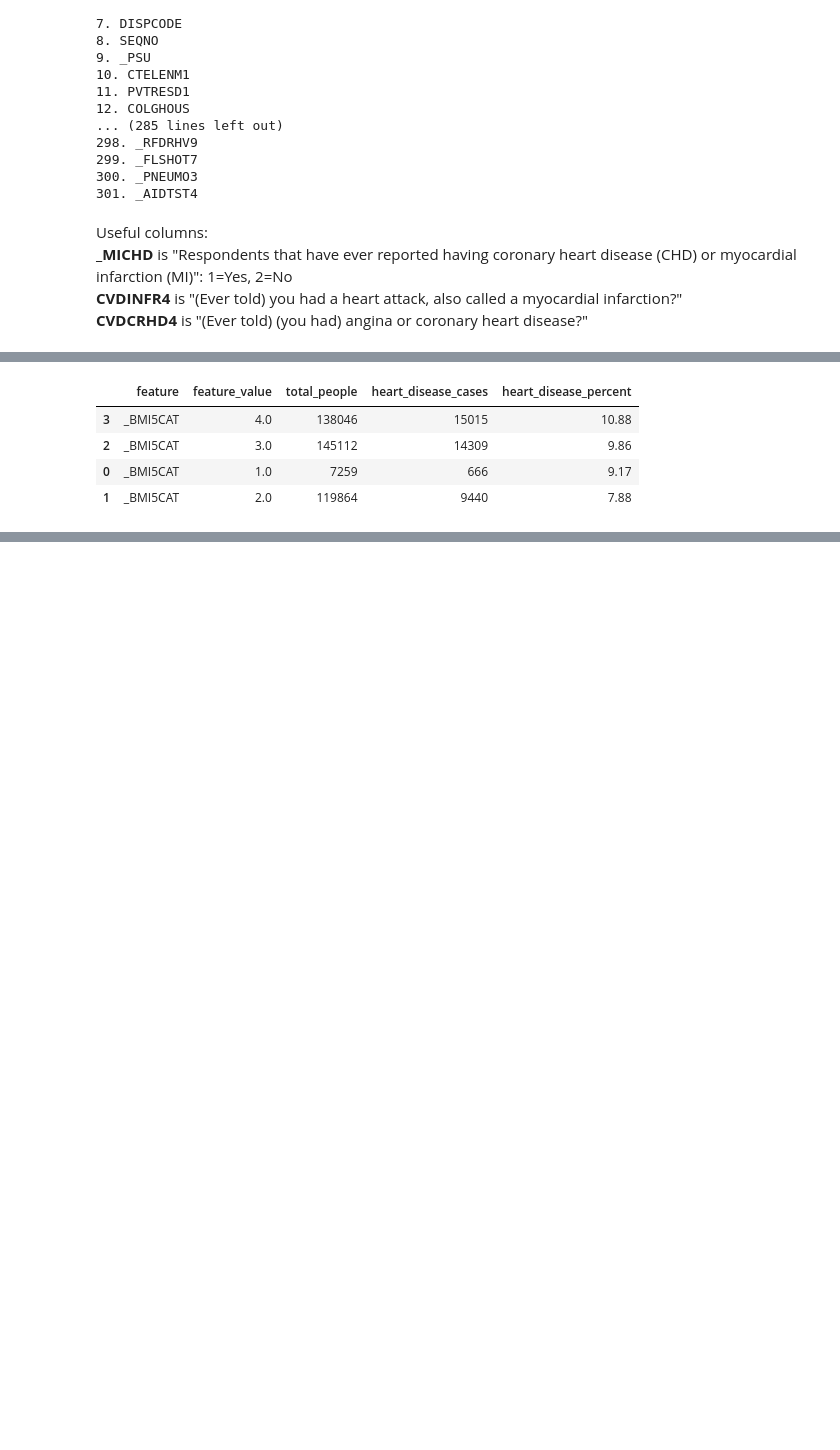
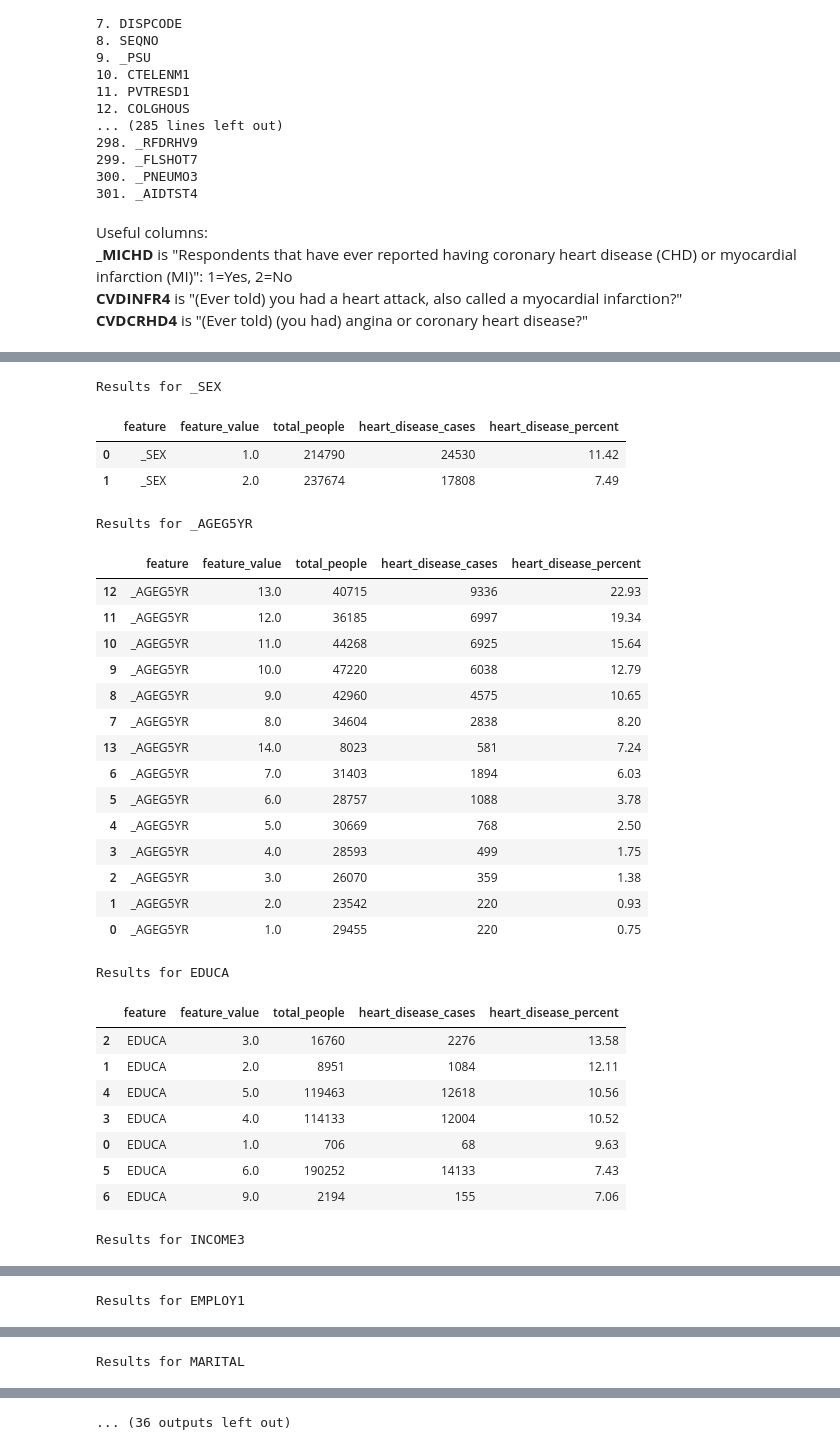
Before and after one commit to msbisrat/111project, a Jupyter notebook: EDA/brfss_eda.ipynb, the cells around one changed output, grey strips where cells are left out. Saved outputs shown, nothing was run; the diff lists cells and outputs as text; code cells hidden in the pictures; blank space fills up the shorter version.

```diff
--- a/EDA/brfss_eda.ipynb
+++ b/EDA/brfss_eda.ipynb
@@ -97,8 +132,66 @@ def heart_disease_rate_by_feature(data, feature, target="_MICHD"):
 # %%
-heart_disease_rate_by_feature(df, "_BMI5CAT")
+predictors = [
+    "_SEX",
+    "_AGEG5YR",
+    "EDUCA",
+    "INCOME3",
+    "EMPLOY1",
+    "MARITAL",
+    "RENTHOM1",
+    "GENHLTH",
+    "_RFHLTH",
+    "CHECKUP1",
+    "HEIGHT3",
+    "WEIGHT2",
+    "SMOKE100",
+    "SMOKDAY2",
+    "ECIGNOW3",
+    "USENOW3",
+    "ALCDAY4",
+    "DIABETE4",
+    "CHCKDNY2",
+    "CVDSTRK3",
+    "CHCCOPD3",
+    "ADDEPEV3",
+    "HAVARTH4"
+]
+
+heart_disease_dfs = {}
+
+for predictor in predictors:
+    heart_disease_dfs[predictor] = heart_disease_rate_by_feature(df, predictor)
+
+for predictor, result_df in heart_disease_dfs.items():
+    print(f"\nResults for {predictor}")
+    display(result_df)
 # %% [output]
+Results for _SEX
 |  | feature | feature_value | total_people | heart_disease_cases | heart_disease_percent |
-| 3 | _BMI5CAT | 4.0 | 138046 | 15015 | 10.88 |
-| 2 | _BMI5CAT | 3.0 | 145112 | 14309 | 9.86 |
-| 0 | _BMI5CAT | 1.0 | 7259 | 666 | 9.17 |
-| 1 | _BMI5CAT | 2.0 | 119864 | 9440 | 7.88 |
+| 0 | _SEX | 1.0 | 214790 | 24530 | 11.42 |
+| 1 | _SEX | 2.0 | 237674 | 17808 | 7.49 |
+Results for _AGEG5YR
+|  | feature | feature_value | total_people | heart_disease_cases | heart_disease_percent |
+| 12 | _AGEG5YR | 13.0 | 40715 | 9336 | 22.93 |
+| 11 | _AGEG5YR | 12.0 | 36185 | 6997 | 19.34 |
+| 10 | _AGEG5YR | 11.0 | 44268 | 6925 | 15.64 |
+| 9 | _AGEG5YR | 10.0 | 47220 | 6038 | 12.79 |
+| 8 | _AGEG5YR | 9.0 | 42960 | 4575 | 10.65 |
+| 7 | _AGEG5YR | 8.0 | 34604 | 2838 | 8.20 |
+| 13 | _AGEG5YR | 14.0 | 8023 | 581 | 7.24 |
+| 6 | _AGEG5YR | 7.0 | 31403 | 1894 | 6.03 |
+| 5 | _AGEG5YR | 6.0 | 28757 | 1088 | 3.78 |
+| 4 | _AGEG5YR | 5.0 | 30669 | 768 | 2.50 |
+| 3 | _AGEG5YR | 4.0 | 28593 | 499 | 1.75 |
+| 2 | _AGEG5YR | 3.0 | 26070 | 359 | 1.38 |
+| 1 | _AGEG5YR | 2.0 | 23542 | 220 | 0.93 |
+| 0 | _AGEG5YR | 1.0 | 29455 | 220 | 0.75 |
+Results for EDUCA
+|  | feature | feature_value | total_people | heart_disease_cases | heart_disease_percent |
+| 2 | EDUCA | 3.0 | 16760 | 2276 | 13.58 |
+| 1 | EDUCA | 2.0 | 8951 | 1084 | 12.11 |
+| 4 | EDUCA | 5.0 | 119463 | 12618 | 10.56 |
+| 3 | EDUCA | 4.0 | 114133 | 12004 | 10.52 |
+| 0 | EDUCA | 1.0 | 706 | 68 | 9.63 |
+| 5 | EDUCA | 6.0 | 190252 | 14133 | 7.43 |
+| 6 | EDUCA | 9.0 | 2194 | 155 | 7.06 |
+Results for INCOME3
@@ -104,0 +212 @@ heart_disease_rate_by_feature(df, "_BMI5CAT")
+Results for EMPLOY1
@@ -104,0 +223 @@ heart_disease_rate_by_feature(df, "_BMI5CAT")
+Results for MARITAL
@@ -104,0 +232 @@ heart_disease_rate_by_feature(df, "_BMI5CAT")
+... (36 outputs left out)
```
Also changed, not shown: parts of 2 cells of this notebook.
